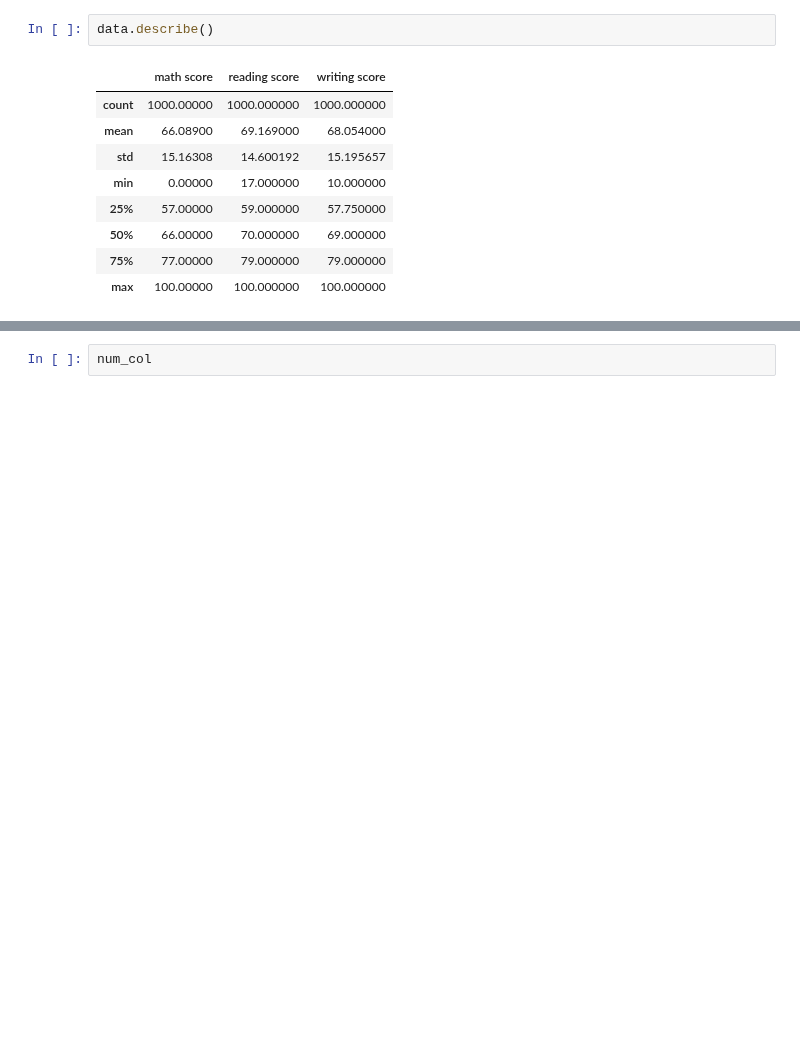
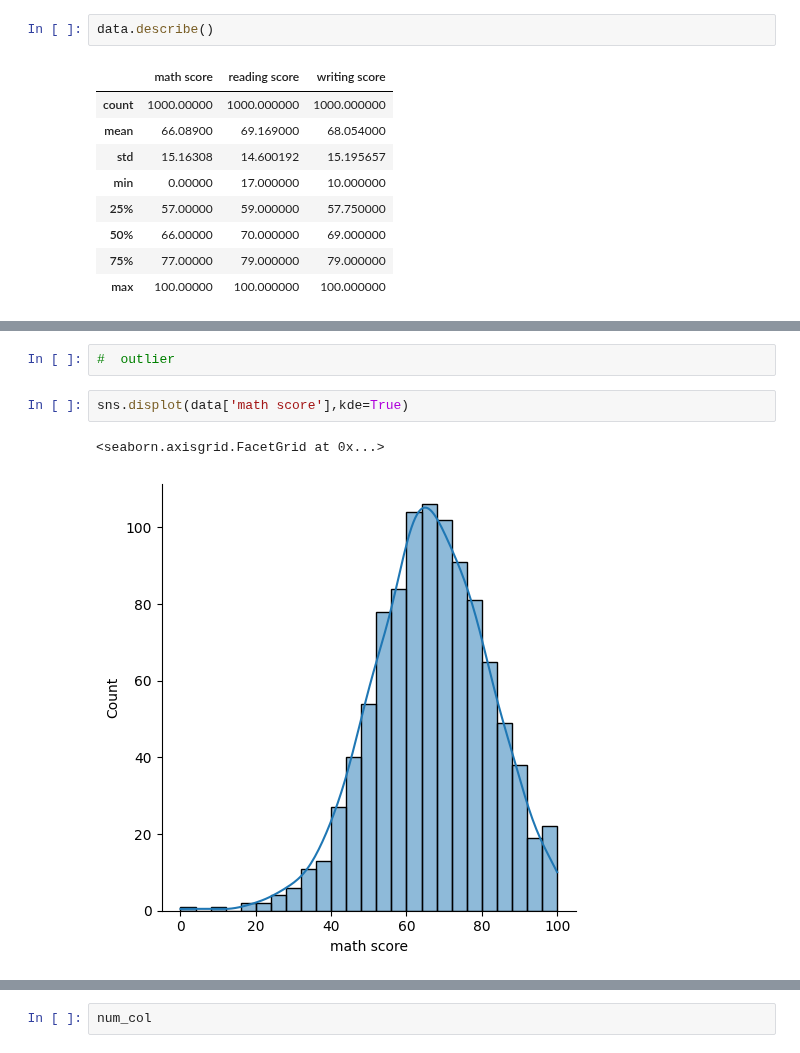
Before and after one commit to adityacs103/ineuron, a Jupyter notebook: EDA/EDA1.ipynb, the cells around one changed output, grey strips where cells are left out. Saved outputs shown, nothing was run; the diff lists cells and outputs as text; blank space fills up the shorter version.

```diff
--- a/EDA/EDA1.ipynb
+++ b/EDA/EDA1.ipynb
@@ -201,0 +368,7 @@ data.describe()
+# %%
+#  outlier
+# %%
+sns.displot(data['math score'],kde=True)
+# %% [output]
+<seaborn.axisgrid.FacetGrid at 0x...>
+[figure, added]
```
Also changed, not shown: parts of 56 cells of this notebook, 2 other files.
